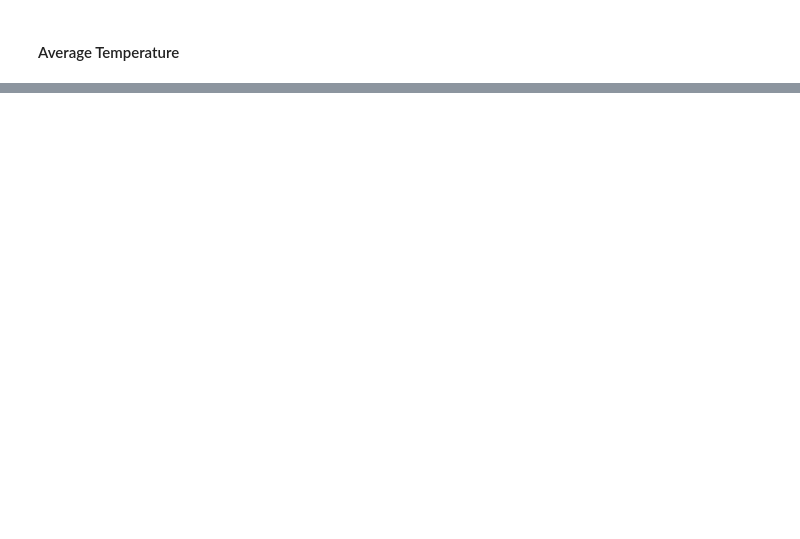
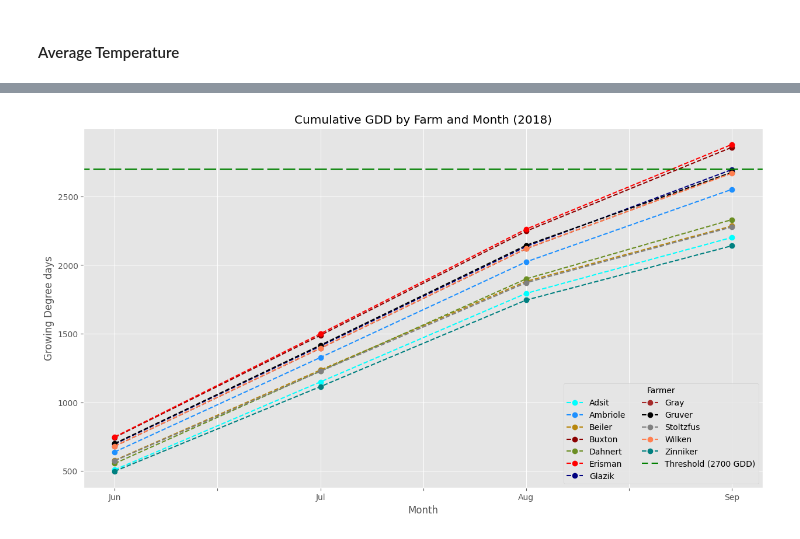
Before and after one commit to Mujjabi/Participatory-Breeding-and-Machine-Learning, a Jupyter notebook: Analysis_Python/Assignment2.ipynb, the cells around one changed output, grey strips where cells are left out. Saved outputs shown, nothing was run; the diff lists cells and outputs as text; code cells hidden in the pictures; blank space fills up the shorter version.

```diff
--- a/Analysis_Python/Assignment2.ipynb
+++ b/Analysis_Python/Assignment2.ipynb
@@ -406,0 +151,4 @@ This visualization was by far the hardest to pull off, given the complexity of s
+# %%
+selected_months = ['Jun', 'Jul', 'Aug', 'Sep']
+GDD = subset_2018[subset_2018['month'].isin(selected_months)]
+GDD['cumulative_GDD'] = GDD.groupby('site')['GDD'].cumsum()
@@ -406,0 +197,20 @@ This visualization was by far the hardest to pull off, given the complexity of s
+# %%
+month_order = ['Jun', 'Jul', 'Aug', 'Sep']
+Temp_df = GDD.pivot(
+    index='month', columns='site', values='cumulative_GDD').reindex(month_order)
+custom_palette = ['cyan', 'dodgerblue', 'darkgoldenrod', 'darkred',
+                  'olivedrab', 'red', 'navy', 'brown', 'black', 'gray', 'coral', 'teal']
+with plt.style.context("ggplot"):
+    Temp_df.plot(kind='line', linestyle='--', marker='o',
+                 color=custom_palette, figsize=(15, 8))
+    plt.xlabel('Month')
+    plt.ylabel('Growing Degree days')
+    threshold_value = 2700
+    plt.axhline(y=threshold_value, color='green', linestyle=(
+        5, (10, 3)), label=f'Threshold ({threshold_value} GDD)')
+    plt.title('Cumulative GDD by Farm and Month (2018)')
+    plt.grid(True)
+    plt.legend(title='Farmer', loc='lower right', ncol=2)
+    plt.show()
+# %% [output]
+[figure, added]
```
Also changed, not shown: parts of 29 cells of this notebook.
